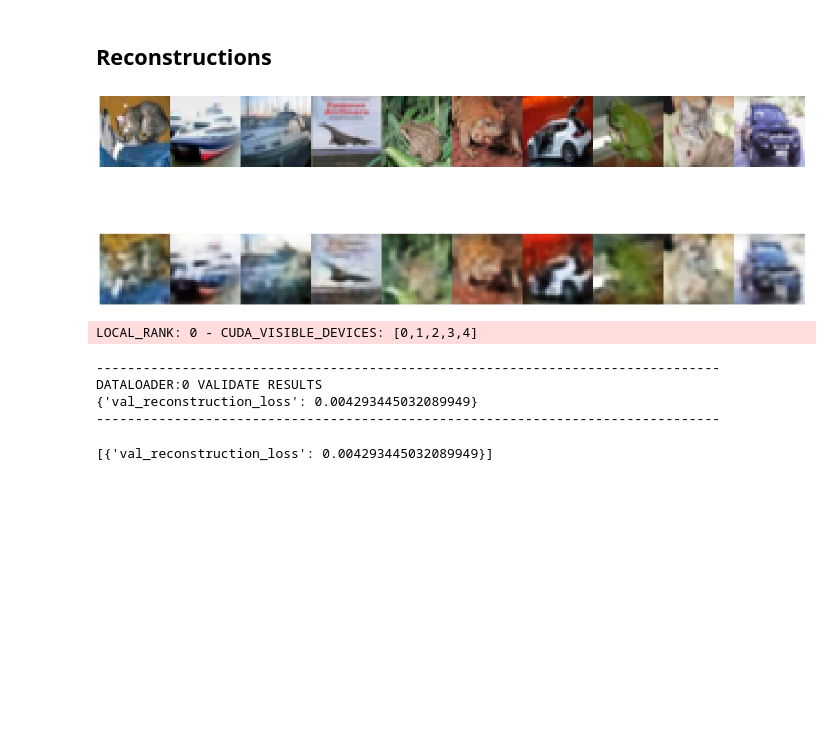
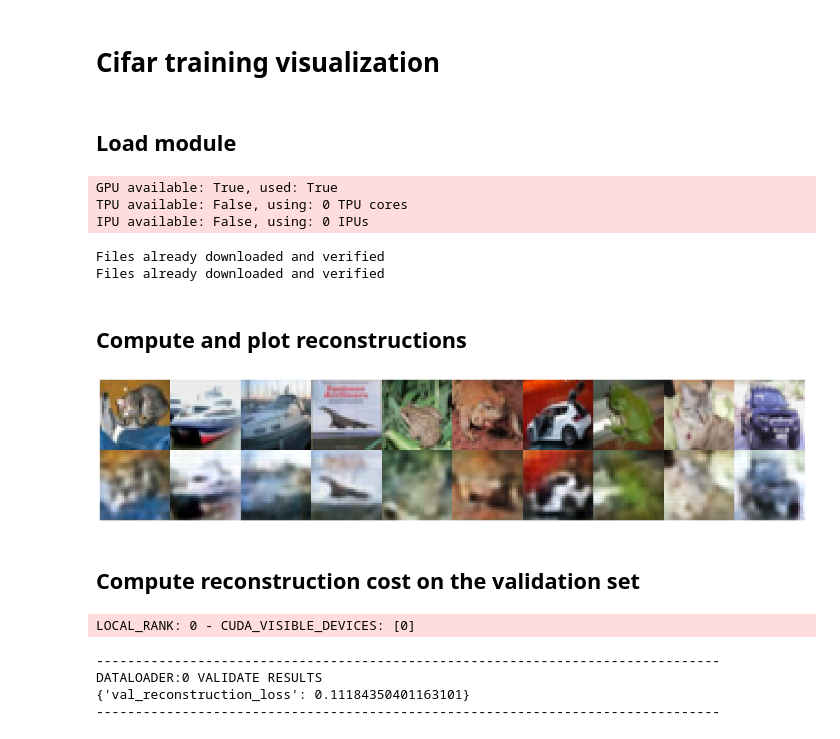
Before and after one commit to maxjcohen/vqvae, a Jupyter notebook: visualize_cifar.ipynb, the cells around one changed output. Cells and saved outputs as stored; diff of their text form; code cells hidden in the pictures; blank space fills up the shorter version.

Commit message:
Update cifar train visualization notebook

```diff
--- a/visualize_cifar.ipynb
+++ b/visualize_cifar.ipynb
@@ -41,0 +1,2 @@ Files already downloaded and verified
+# %% [markdown]
+# Cifar training visualization
@@ -42,35 +25,43 @@ Files already downloaded and verified
+# %% [markdown]
+## Load module
+# %%
+args = parser.parse_args(args=[
+    "--gpus", "1",
+    "--num-workers", "4",
+    "--load-path", "checkpoints/vqvae-cifar-train/2022_05_20__110212.ckpt"
+])
+Experiment.exp_name = "vqvae-cifar-visu"
+exp = Experiment(args)
+exp.datamodule.setup()
+# %% [output]
+GPU available: True, used: True
+TPU available: False, using: 0 TPU cores
+IPU available: False, using: 0 IPUs
+Files already downloaded and verified
+Files already downloaded and verified
 # %% [markdown]
-## Reconstructions
+## Compute and plot reconstructions
 # %%
 n_images = 10
 
-for images in dataloader_val:
+for images in exp.datamodule.val_dataloader():
     break
 images = images[:n_images]
 with torch.no_grad():
-    reconstructions = litmodule.model(images)
+    reconstructions = exp.litmodule.model(images)
 
-# fig, axes = plt.subplots(nrows=2, ncols=n_images)
-fig = plt.figure(figsize=(25, 10))
-for idx, (image, reconstruction) in enumerate(zip(images, reconstructions)):
-    plt.subplot(2, n_images, idx+1)
-    plt.imshow(image.permute(1, 2, 0))
-    plt.axis("off")
-
-    plt.subplot(2, n_images, n_images+idx+1)
-    plt.imshow(reconstruction.permute(1, 2, 0))
-    plt.axis("off")
-
-fig.subplots_adjust(wspace=0, hspace=0)
+plt.imshow(image_compare_reconstructions(images, reconstructions).permute(1, 2, 0).numpy())
+plt.axis("off")
 plt.show()
 # %% [output]
-[figure, old version]
+[figure, new version]
+# %% [markdown]
+## Compute reconstruction cost on the validation set
 # %%
-exp.trainer.validate(litmodule, dataloader_val)
+exp.trainer.validate(exp.litmodule, exp.datamodule);
 # %% [output]
-LOCAL_RANK: 0 - CUDA_VISIBLE_DEVICES: [0,1,2,3,4]
+LOCAL_RANK: 0 - CUDA_VISIBLE_DEVICES: [0]
 --------------------------------------------------------------------------------
 DATALOADER:0 VALIDATE RESULTS
-{'val_reconstruction_loss': 0.004293445032089949}
+{'val_reconstruction_loss': 0.11184350401163101}
 --------------------------------------------------------------------------------
-[{'val_reconstruction_loss': 0.004293445032089949}]
```
Also changed, not shown: parts of 4 cells of this notebook.
